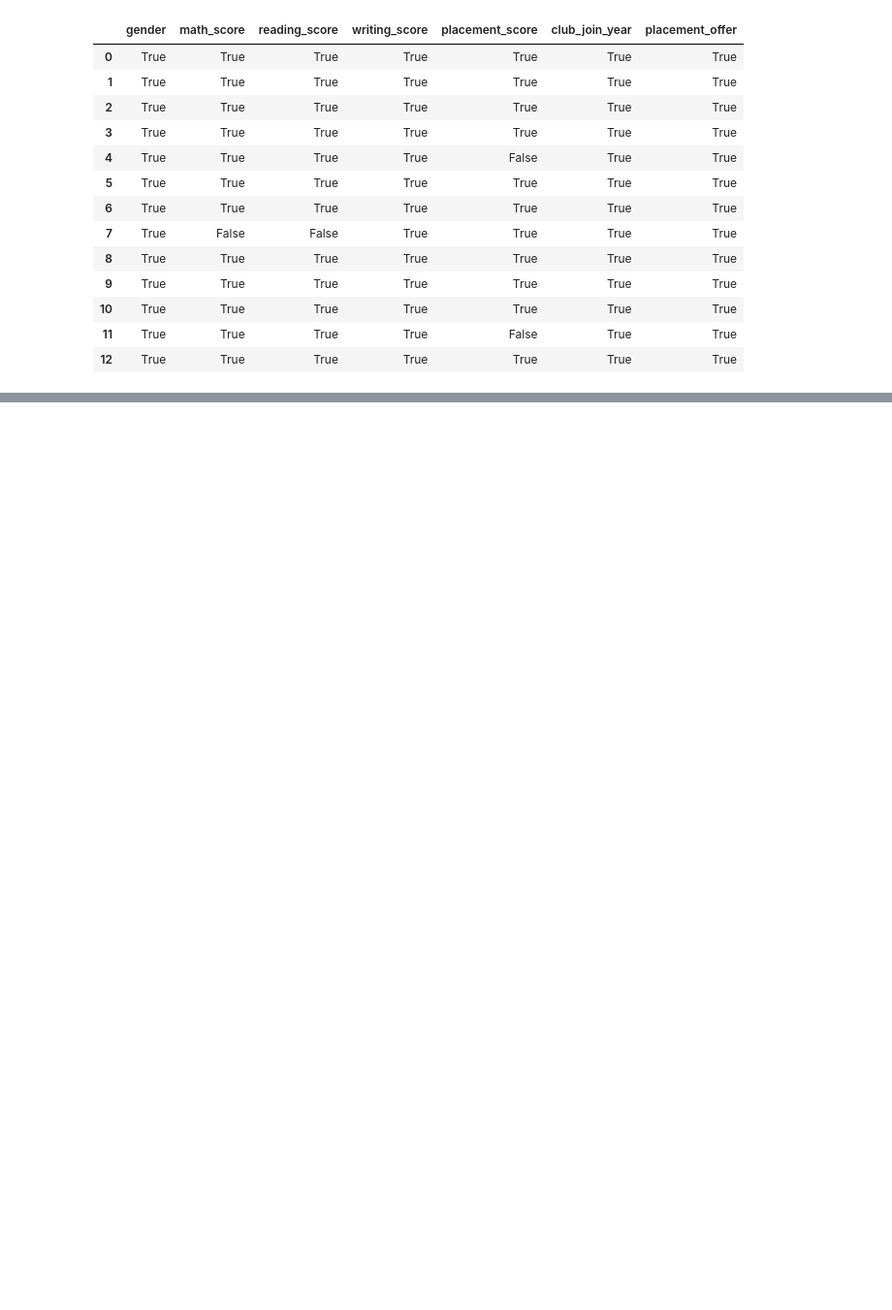
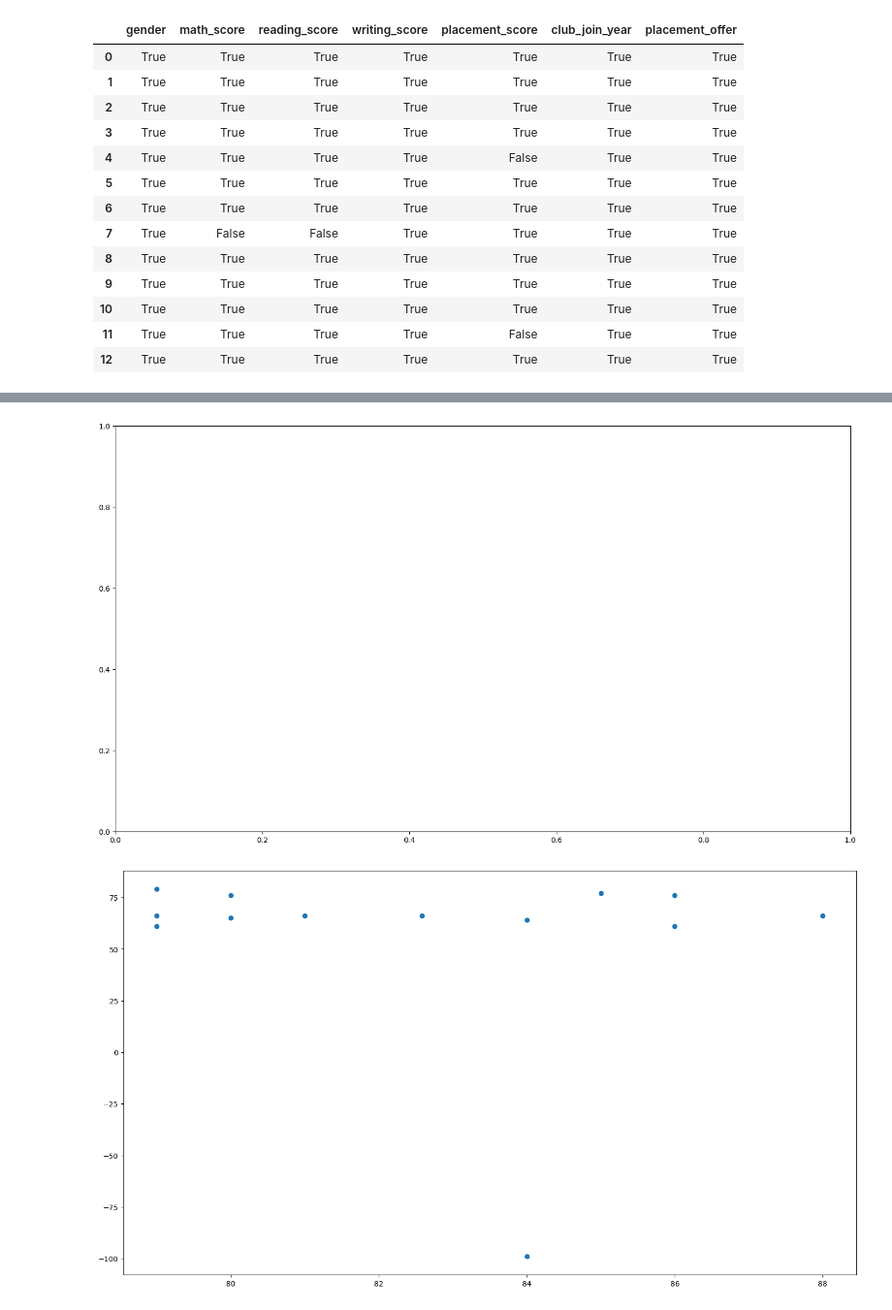
Before and after one commit to arjun-kadam/Data-Science-College-Work, a Jupyter notebook: Assingment2.ipynb, the cells around one changed output, grey strips where cells are left out. Shown at 97% size. Drawn from its saved outputs; the diff is of its cells as text; code cells hidden in the pictures; blank space fills up the shorter version.

```diff
--- a/Assingment2.ipynb
+++ b/Assingment2.ipynb
@@ -203,0 +244,7 @@ df4.dropna(axis=1)
+# %%
+fig, ax =plt.subplots(figsize = (18,10))
+ax.scatter(df['reading_score'], df['writing_score'])
+plt.show()
+# %% [output]
+[figure, added]
+[figure, added]
```
Also changed, not shown: parts of 53 cells of this notebook, 4 other files.
